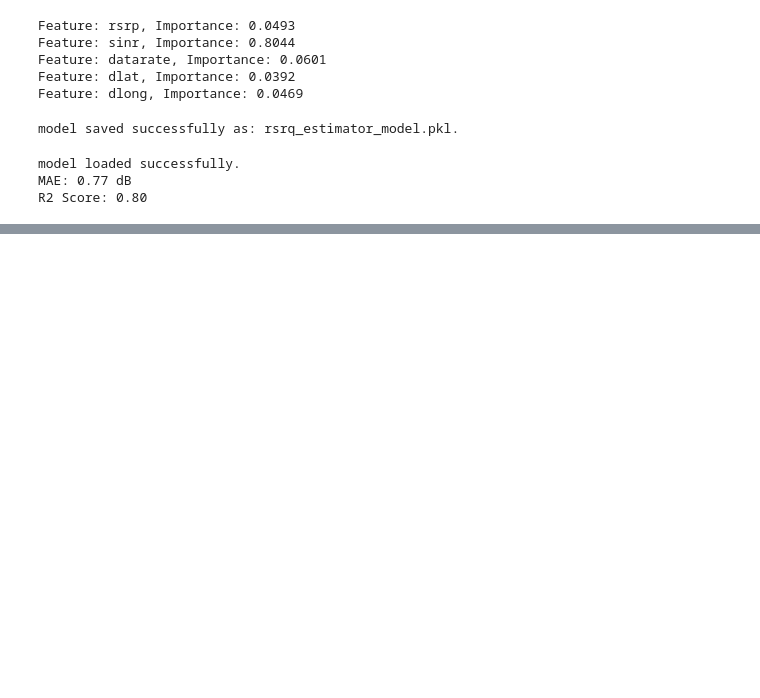
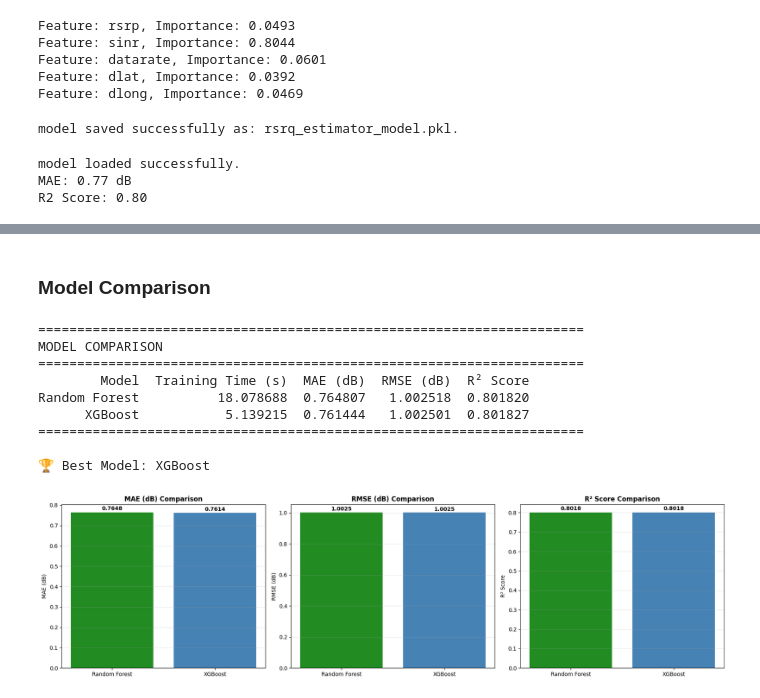
Before and after one commit to tahamusvi/LTE-RSRQ-Estimation-ML, a Jupyter notebook: Salzburg/test.ipynb, the cells around one changed output, grey strips where cells are left out. Drawn from its saved outputs; the diff is of its cells as text; code cells hidden in the pictures; blank space fills up the shorter version.

```diff
--- a/Salzburg/test.ipynb
+++ b/Salzburg/test.ipynb
@@ -118,0 +441,53 @@ R2 Score: 0.80
+# %% [markdown]
+### Model Comparison
+# %%
+# Compare models
+comparison_df = pd.DataFrame({
+    'Model': ['Random Forest', 'XGBoost'],
+    'Training Time (s)': [rf_training_time, xgb_training_time],
+    'MAE (dB)': [mae_rf, mae_xgb],
+    'RMSE (dB)': [rmse_rf, rmse_xgb],
+    'R² Score': [r2_rf, r2_xgb]
+})
+
+print("="*70)
+print("MODEL COMPARISON")
+print("="*70)
+print(comparison_df.to_string(index=False))
+print("="*70)
+
+# Determine best model
+best_model_name = 'Random Forest' if mae_rf < mae_xgb else 'XGBoost'
+best_model = rf_model if mae_rf < mae_xgb else xgb_model
+y_pred_best = y_pred_rf if mae_rf < mae_xgb else y_pred_xgb
+
+print(f"\n🏆 Best Model: {best_model_name}")
+
+# Visualize comparison
+fig, axes = plt.subplots(1, 3, figsize=(18, 5))
+metrics = ['MAE (dB)', 'RMSE (dB)', 'R² Score']
+colors = ['forestgreen', 'steelblue']
+
+for idx, metric in enumerate(metrics):
+    axes[idx].bar(comparison_df['Model'], comparison_df[metric], color=colors)
+    axes[idx].set_title(f'{metric} Comparison', fontsize=12, fontweight='bold')
+    axes[idx].set_ylabel(metric)
+    axes[idx].grid(axis='y', alpha=0.3)
+
+    # Add value labels
+    for i, v in enumerate(comparison_df[metric]):
+        axes[idx].text(i, v + 0.01, f'{v:.4f}', ha='center', fontweight='bold')
+
+plt.tight_layout()
+plt.show()
+# %% [output]
+======================================================================
+MODEL COMPARISON
+======================================================================
+        Model  Training Time (s)  MAE (dB)  RMSE (dB)  R² Score
+Random Forest          18.078688  0.764807   1.002518  0.801820
+      XGBoost           5.139215  0.761444   1.002501  0.801827
+======================================================================
+
+🏆 Best Model: XGBoost
+[figure, added]
```
Also changed, not shown: parts of 29 cells of this notebook, 2 other files.
